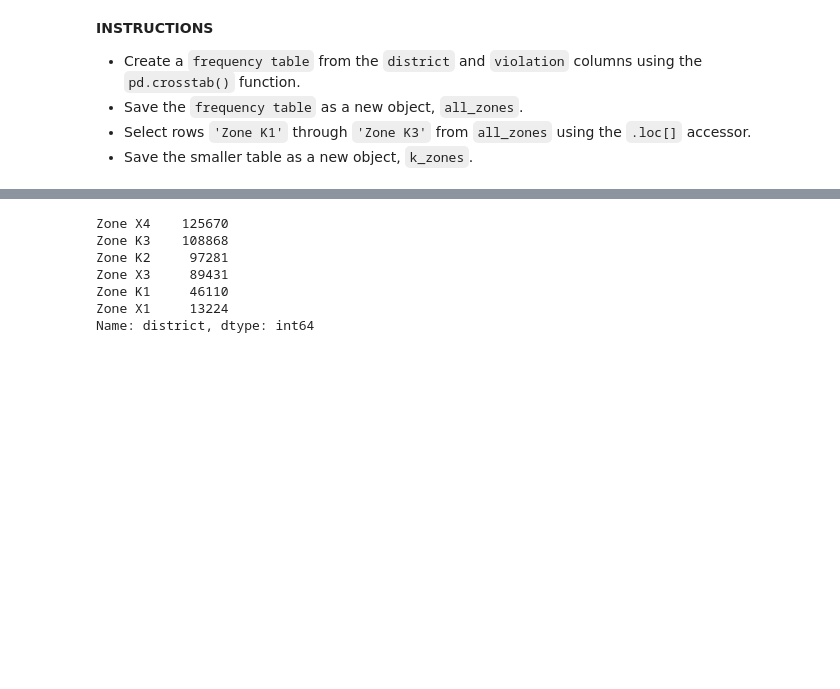
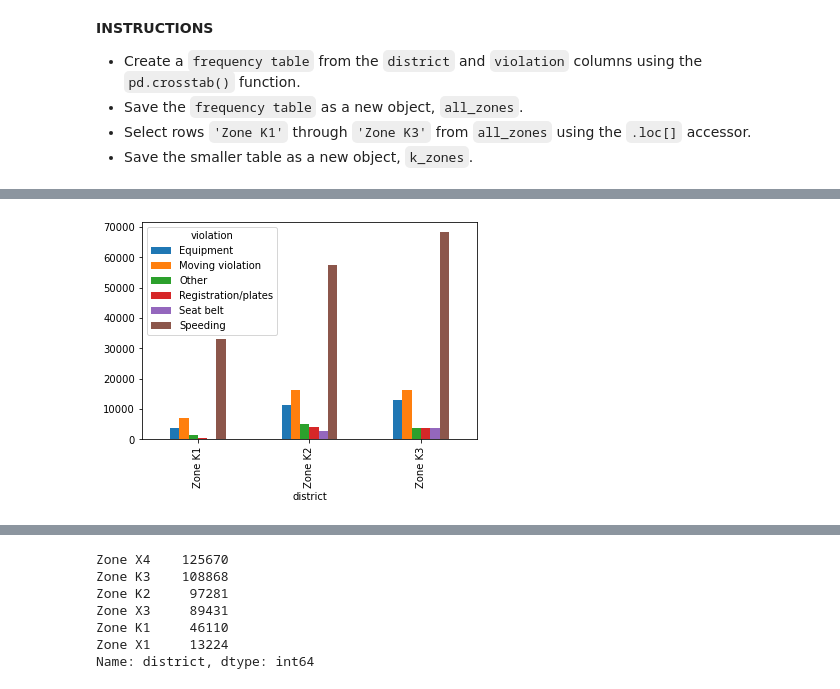
Before and after one commit to Tommyhappy01/2-DATA_SCIENCE, a Jupyter notebook: clarusway gihub/1- Projects/Medium Projects/01-C8_DS_DAPy_M1-(Traffic_Police_Stops)/03-visual-exploratory-data-analysis tommy.ipynb, the cells around one changed output, grey strips where cells are left out. Saved outputs shown, nothing was run; the diff lists cells and outputs as text; code cells hidden in the pictures; blank space fills up the shorter version.

```diff
--- a/clarusway gihub/1- Projects/Medium Projects/01-C8_DS_DAPy_M1-(Traffic_Police_Stops)/03-visual-exploratory-data-analysis tommy.ipynb
+++ b/clarusway gihub/1- Projects/Medium Projects/01-C8_DS_DAPy_M1-(Traffic_Police_Stops)/03-visual-exploratory-data-analysis tommy.ipynb
@@ -252,0 +316,2 @@ In this exercise, you'll create a frequency table to determine how many violatio
+# %%
+all_zones=pd.crosstab(df.district,df.violation)
@@ -252,0 +326,7 @@ In this exercise, you'll create a frequency table to determine how many violatio
+# %%
+k_zones=all_zones.loc["Zone K1":"Zone K3"]
+# %%
+k_zones.plot(kind="bar")
+plt.show()
+# %% [output]
+[figure, added]
```
Also changed, not shown: parts of 31 cells of this notebook, 22 other files.
